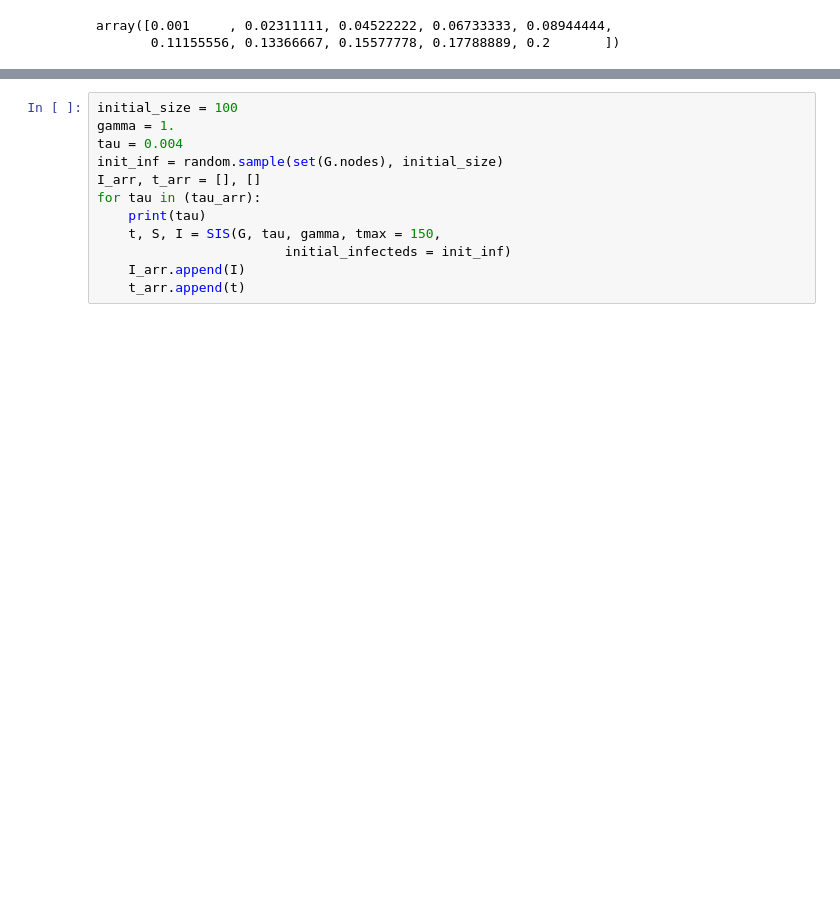
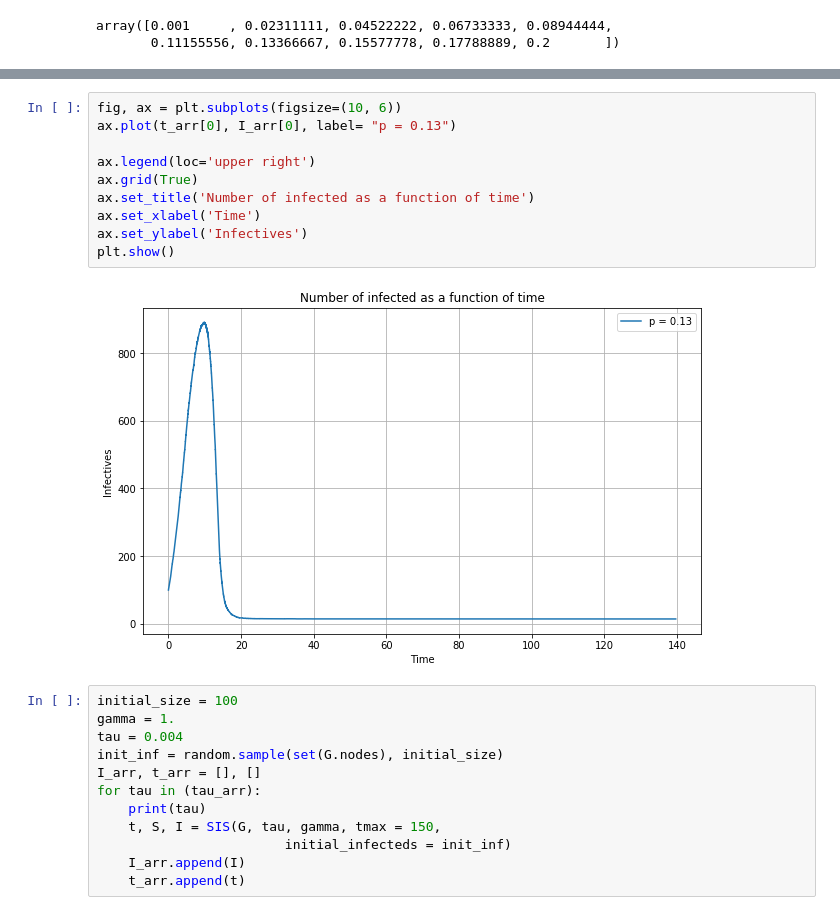
Before and after one commit to tsyrendylykova/multilayerNetwork, a Jupyter notebook: SISModel Directed Networks.ipynb, the cells around one changed output, grey strips where cells are left out. Drawn from its saved outputs; the diff is of its cells as text; blank space fills up the shorter version.

```diff
--- a/SISModel Directed Networks.ipynb
+++ b/SISModel Directed Networks.ipynb
@@ -593,3 +570,15 @@ array([0.001     , 0.02311111, 0.04522222, 0.06733333, 0.08944444,
+# %%
+fig, ax = plt.subplots(figsize=(10, 6))
+ax.plot(t_arr[0], I_arr[0], label= "p = 0.13")
+
+ax.legend(loc='upper right')
+ax.grid(True)
+ax.set_title('Number of infected as a function of time')
+ax.set_xlabel('Time')
+ax.set_ylabel('Infectives')
+plt.show()
+# %% [output]
+[figure, added]
 # %%
 initial_size = 100
 gamma = 1.
```
Also changed, not shown: parts of 40 cells of this notebook.
